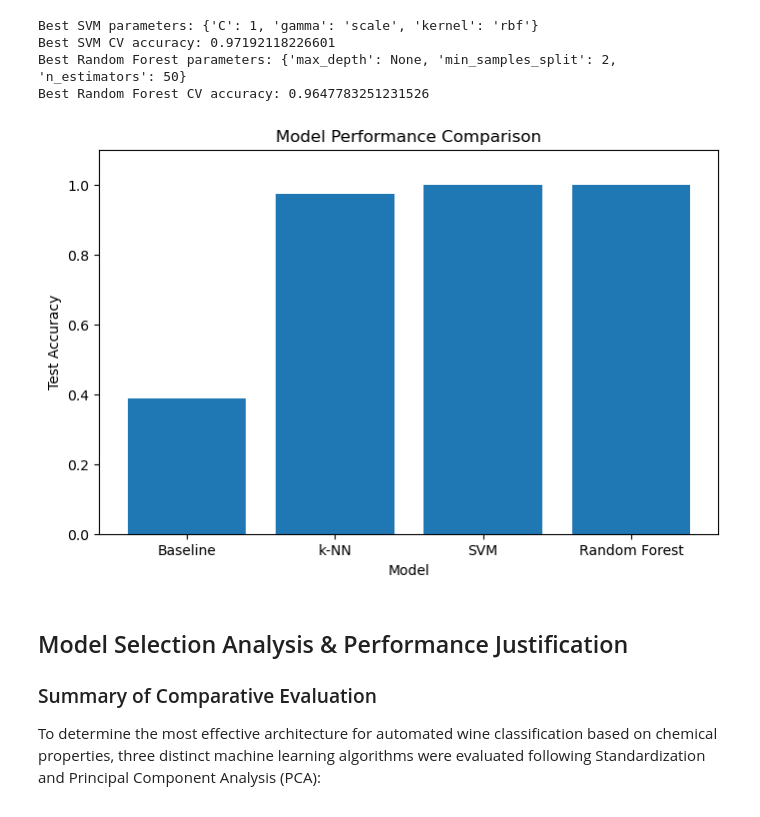
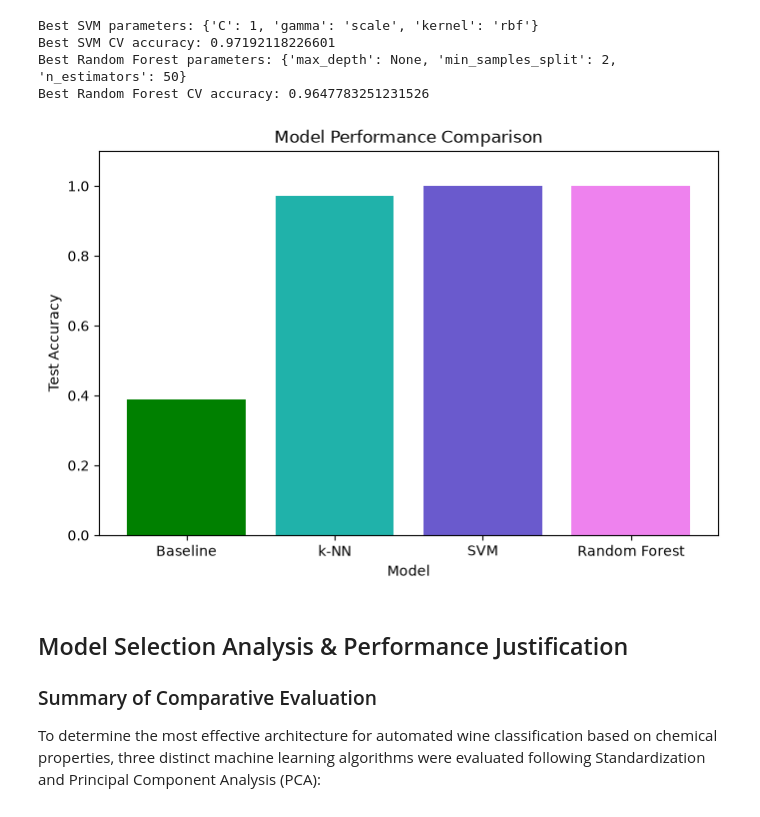
Before and after one commit to MichaelKamano/DataVine-Analysis, a Jupyter notebook: DataVine.ipynb, the cells around one changed output. Cells and saved outputs as stored; diff of their text form; code cells hidden in the pictures.

```diff
--- a/DataVine.ipynb
+++ b/DataVine.ipynb
@@ -365,18 +367,18 @@ Best Random Forest CV accuracy: 0.9647783251231526
 # %%
 # comparison chart
 model_names = ['Baseline', 'k-NN', 'SVM', 'Random Forest']
 test_accuracies = [0.388, 0.9722, 1.00, 1.00]
 plt.figure(figsize=(8, 5))
-plt.bar(model_names, test_accuracies)
+plt.bar(model_names, test_accuracies, color=['green', 'lightseagreen', 'slateblue', 'violet'])
 
 plt.ylabel('Test Accuracy')
 plt.xlabel('Model')
 plt.title('Model Performance Comparison')
 plt.ylim(0, 1.1)
 
 plt.show()
 # %% [output]
-[figure, old version]
+[figure, new version]
 # %% [markdown]
 ## Model Selection Analysis & Performance Justification
 
```
Also changed, not shown: parts of 39 cells of this notebook.
